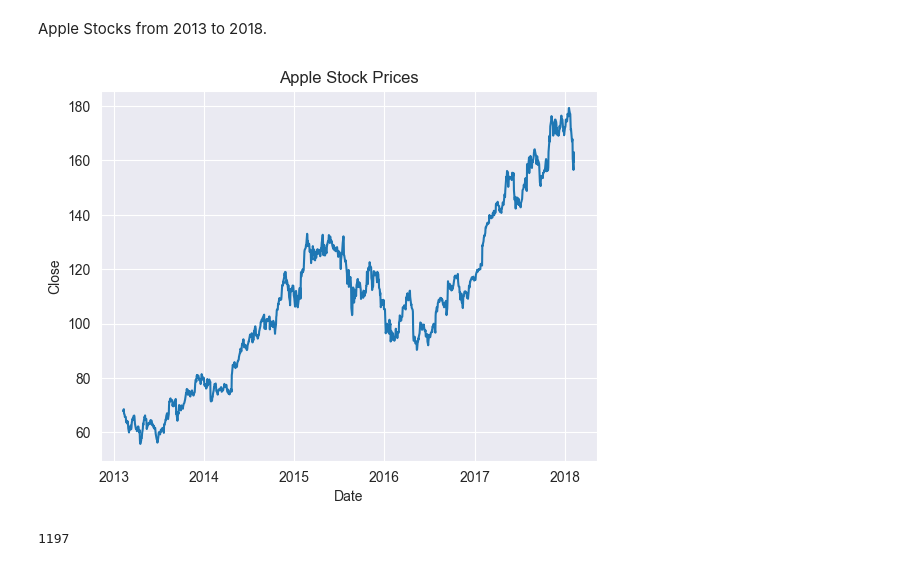
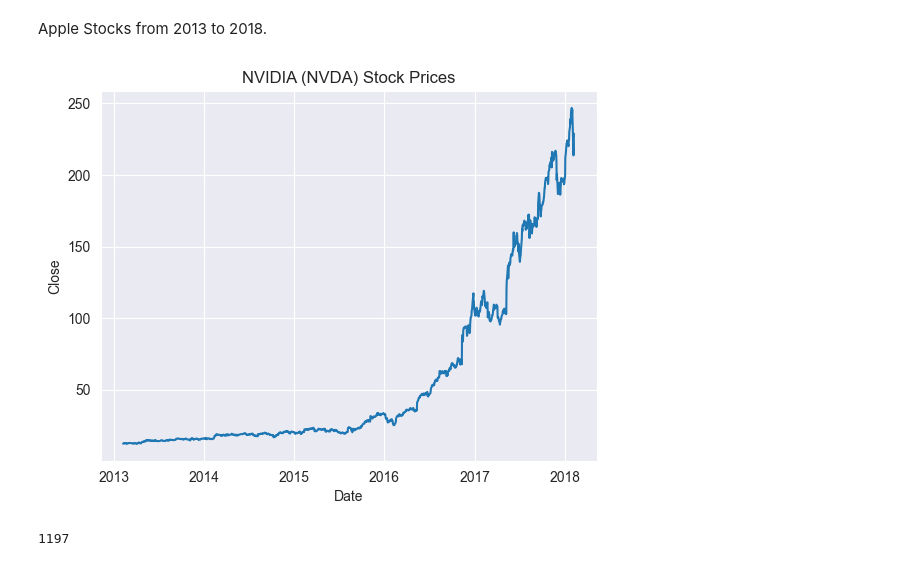
Before and after one commit to Zinb-NMK/Stock-Price-Prediction-_DNLP, a Jupyter notebook: Stock_Price_Prediction.ipynb, the cells around one changed output. Cells and saved outputs as stored; diff of their text form; code cells hidden in the pictures.

```diff
--- a/Stock_Price_Prediction.ipynb
+++ b/Stock_Price_Prediction.ipynb
@@ -103,14 +103,17 @@ for index, company in enumerate(companies, 1):
 # %% [markdown]
  Apple Stocks from 2013 to 2018.
 # %%
-apple = data[data['Name'] == 'AAPL']
-prediction_range = apple.loc[(apple['date'] > datetime(2013,1,1))
- & (apple['date']<datetime(2018,1,1))]
-plt.plot(apple['date'],apple['close'])
+nvda = data[data['Name'] == 'NVDA']
+
+# --- Prediction range (2013–2018 example) ---
+prediction_range = nvda.loc[(nvda['date'] > datetime(2013,1,1)) &
+                            (nvda['date'] < datetime(2018,1,1))]
+
+plt.plot(nvda['date'], nvda['close'])
 plt.xlabel("Date")
 plt.ylabel("Close")
-plt.title("Apple Stock Prices")
+plt.title("NVIDIA (NVDA) Stock Prices")
 plt.show()
 # %% [output]
-[figure, old version]
+[figure, new version]
 # %%
```
Also changed, not shown: parts of 6 cells of this notebook.
